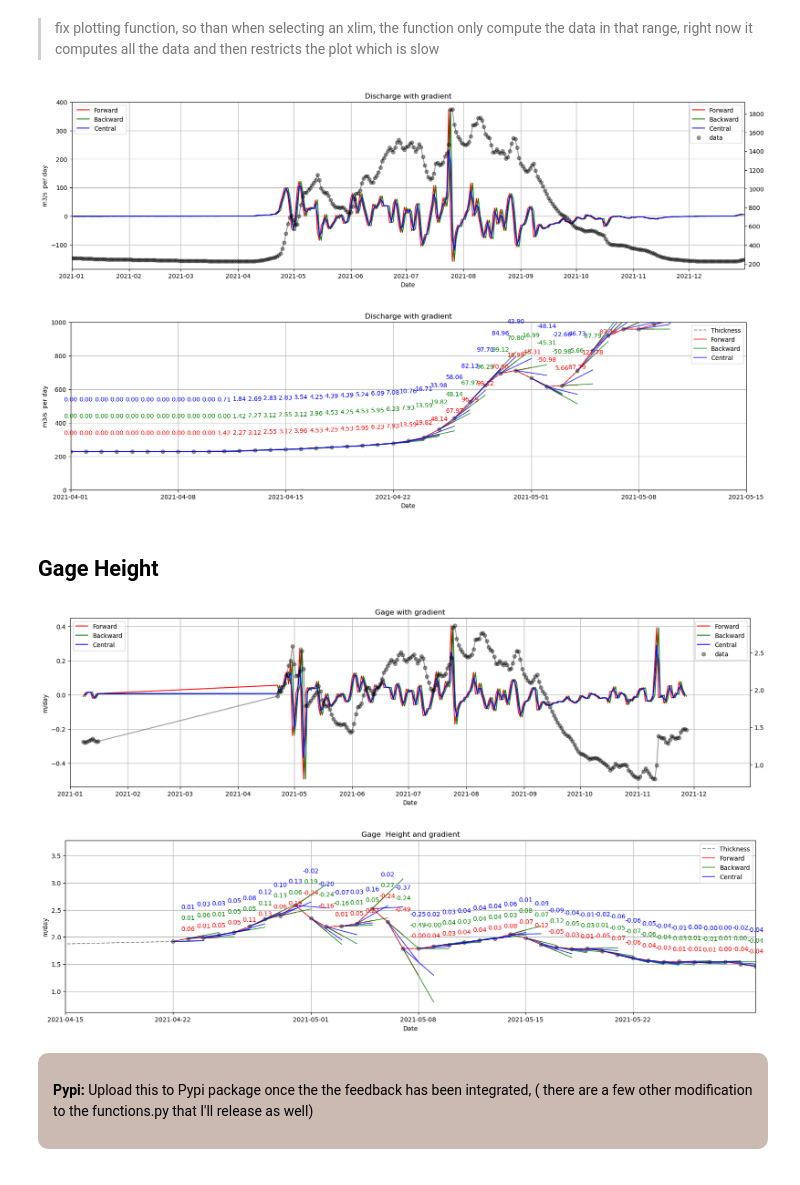
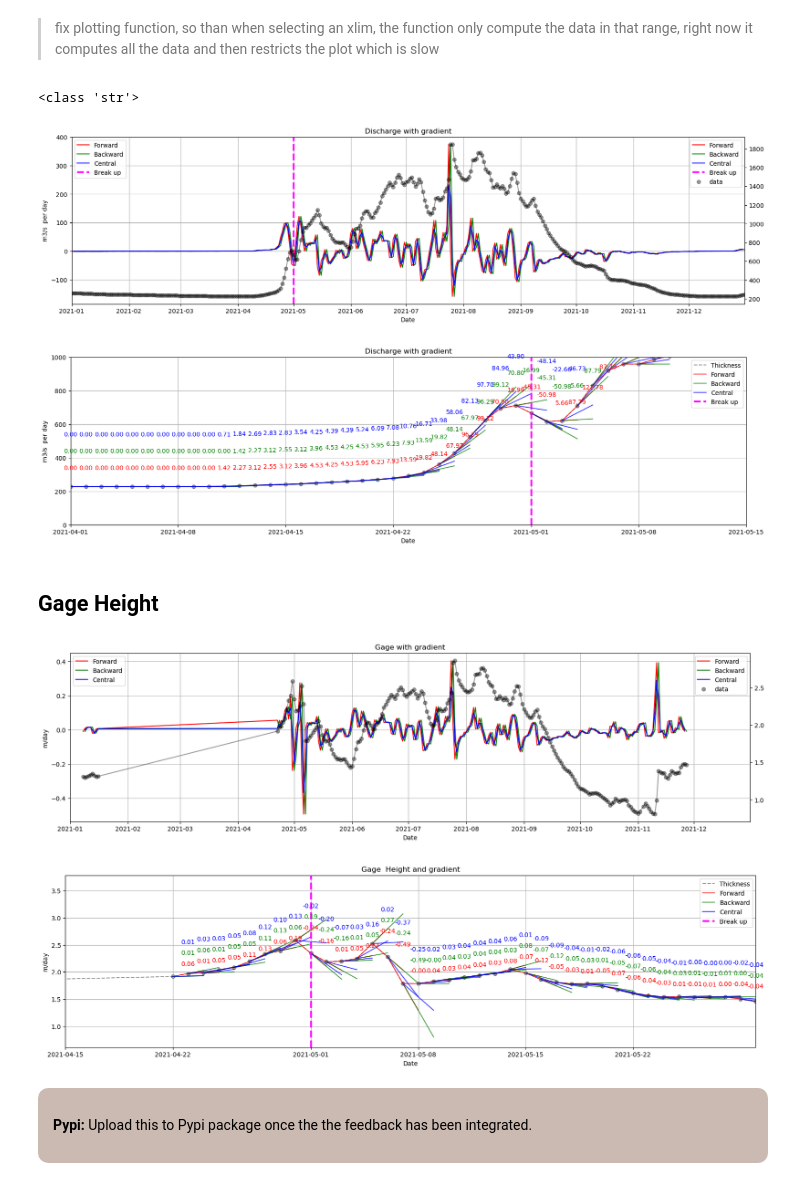
Before and after one commit to iceclassic/mude, a Jupyter notebook: book/Q1-Content/w3_gradient.ipynb, the cells around one changed output. Cells and saved outputs as stored; diff of their text form; code cells hidden in the pictures.

```diff
--- a/book/Q1-Content/w3_gradient.ipynb
+++ b/book/Q1-Content/w3_gradient.ipynb
@@ -55,6 +55,10 @@ file=import_data_browser('https://raw.githubusercontent.com/iceclassic/mude/main
 Data=pd.read_csv(file,skiprows=162,index_col=0,sep='\t')
 Data.index = pd.to_datetime(Data.index, format="%Y-%m-%d")
 Data.info()
+
+break_up_dates=Data.index[Data['Days until break up']==0]
+
+print(str(break_up_dates[break_up_dates.year==2019]))
 # %% [output]
 <class 'pandas.core.frame.DataFrame'>
 DatetimeIndex: 39309 entries, 1901-02-01 to 2024-02-06
@@ -179,7 +183,6 @@ def plot_gradients(ax:plt.axes,
             color=annotation['color'], fontsize=10, ha='center'
         )
 
-
 def plot_gradients_and_thickness(result:pd.DataFrame,
                                  col:pd.Series,
                                  year:int,
@@ -188,7 +191,8 @@ def plot_gradients_and_thickness(result:pd.DataFrame,
                                  ylabel: str=None,
                                  xlim: list=['01/01', '12/31'],
                                  ylim: list=None,
-                                 annotation_offsets: dict= {'forward': -3, 'backward': -6, 'central': -9}):
+                                 annotation_offsets: dict= {'forward': -3, 'backward': -6, 'central': -9},
+                                 vline: dict=None):
     """
     Plots ice thickness gradients and ice thickness for a selected year.
 
@@ -211,6 +215,8 @@ def plot_gradients_and_thickness(result:pd.DataFrame,
     annotation_offsets: dict
         The offset of the annotation. Default value assume that the series has three column corresponding to
         forward, backward and central. Use to avoid overlapping annotations. The value corresponds to the y-axis value.
+    vline: dict
+        The vertical lines to plot. The key is the label and the value(str) is the date in the format MM/DD.
 
     Returns
     -------
@@ -238,6 +244,10 @@ def plot_gradients_and_thickness(result:pd.DataFrame,
 
         ax1.set_xlim(xlimits)
         ax1.set_ylim(ylim)
+
+        if vline is not None:
+            for key, value in vline.items():
+                ax1.axvline(pd.to_datetime(str(year) + '/' + value), color='magenta', linestyle='--', label=key,linewidth=3)
 
 
         #ax1.set_xlim(result_year.index.min(), result_year.index.max())
@@ -268,13 +278,17 @@ def plot_gradients_and_thickness(result:pd.DataFrame,
             slopes = result_year[grad_type]
             plot_gradients(ax, result_year.index, col_year, slopes, color=color, label=grad_type.capitalize(), label_flag=True, offset=offsets[grad_type])
 
-        ax.legend()
         ax.set_title(Title)
         ax.set_xlabel('Date')
         ax.set_ylabel(ylabel)
         ax.set_xlim(xlimits)
         ax.set_ylim(ylim)
         ax.grid(True)
+        if vline is not None:
+            for key, value in vline.items():
+                ax.axvline(pd.to_datetime(str(year) + '/' + value), color='magenta', linestyle='--', label=key,linewidth=3)
+
+        ax.legend()
         plt.show()
 # %% [markdown]
 # Ice thickness
@@ -294,18 +321,34 @@ plot_gradients_and_thickness(result, Ice_thickness, 2021,plot_gradient_as_slope=
 # %% [markdown]
 >  fix plotting function, so than  when selecting an xlim, the function only compute the data in that range, right now it computes all the data and then restricts the plot which is slow
 # %%
+print(type(break_up_dates[break_up_dates.year == 2019].strftime('%m/%d')[0]))
 Discharge=Data['Nenana: Mean Discharge [m3/s]']
 Discharge=Discharge.dropna(inplace=False) # drop the missing values
 result_2 = Discharge.groupby(Discharge.index.year,group_keys=True).apply(lambda x: finite_differences(x))
 result_2 = result_2.reset_index(level=0, drop=True)
-plot_gradients_and_thickness(result_2, Discharge, 2021,Title='Discharge with gradient',ylabel='m3/s  per day')
-plot_gradients_and_thickness(result_2, Discharge, 2021,plot_gradient_as_slope=True,xlim=['04/01', '05/15'],
-                             Title='Discharge with gradient',ylabel='m3/s  per day',ylim=[0, 1000],
-                             annotation_offsets={'forward': 100, 'backward': 200, 'central': 300})
+
+plot_gradients_and_thickness(result_2,
+                            Discharge,
+                            2021,
+                            Title='Discharge with gradient',
+                            ylabel='m3/s  per day',
+                            vline={'Break up': break_up_dates[break_up_dates.year == 2021].strftime('%m/%d')[0]})
+
+plot_gradients_and_thickness(result_2,
+                            Discharge,
+                            2021,
+                            plot_gradient_as_slope=True,
+                            xlim=['04/01', '05/15'],
+                            Title='Discharge with gradient',
+                            ylabel='m3/s  per day',
+                            ylim=[0, 1000],
+                            annotation_offsets={'forward': 100, 'backward': 200, 'central': 300},
+                            vline={'Break up': break_up_dates[break_up_dates.year == 2021].strftime('%m/%d')[0]})
 #
 # %% [output]
+<class 'str'>
-[figure, old version]
+[figure, new version]
-[figure, old version]
+[figure, new version]
 # %% [markdown]
 ## Gage Height
 # %%
@@ -313,18 +356,29 @@ Gage=Data['Nenana: Gage Height [m]']
 Gage=Gage.dropna(inplace=False) # drop the missing values
 result_3 = Gage.groupby(Gage.index.year,group_keys=True).apply(lambda x: finite_differences(x))
 result_3 = result_3.reset_index(level=0, drop=True)
-plot_gradients_and_thickness(result_3, Gage, 2021,Title='Gage with gradient',ylabel='m/day')
-plot_gradients_and_thickness(result_3, Gage, 2021,plot_gradient_as_slope=True,xlim=['04/15', '05/30'],
-                             annotation_offsets={'forward': 0.2, 'backward': 0.4, 'central': 0.6},
-                             ylabel='m/day',Title='Gage  Height and gradient')
+
+plot_gradients_and_thickness(result_3,
+                            Gage,
+                            2021,
+                            Title='Gage with gradient'
+                            ,ylabel='m/day')
+
+plot_gradients_and_thickness(result_3,
+                            Gage,
+                            2021,
+                            plot_gradient_as_slope=True,
+                            xlim=['04/15', '05/30'],
+                            annotation_offsets={'forward': 0.2, 'backward': 0.4, 'central': 0.6},
+                            ylabel='m/day',Title='Gage  Height and gradient',
+                            vline={'Break up': break_up_dates[break_up_dates.year == 2021].strftime('%m/%d')[0]})
 # %% [output]
 [figure]
-[figure, old version]
+[figure, new version]
 # %% [markdown]
 <div style="background-color:#CABAB2; color: black; vertical-align: middle; padding:15px; margin: 10px; border-radius: 10px; width: 95%">
 <p>
 
 <b>Pypi:</b>
- Upload this to Pypi package once the the feedback has been integrated, ( there are a few other modification to the functions.py that I'll release as well)
+ Upload this to Pypi package once the the feedback has been integrated.
 </p>
 </div>
```
Also changed, not shown: parts of 2 cells of this notebook.
